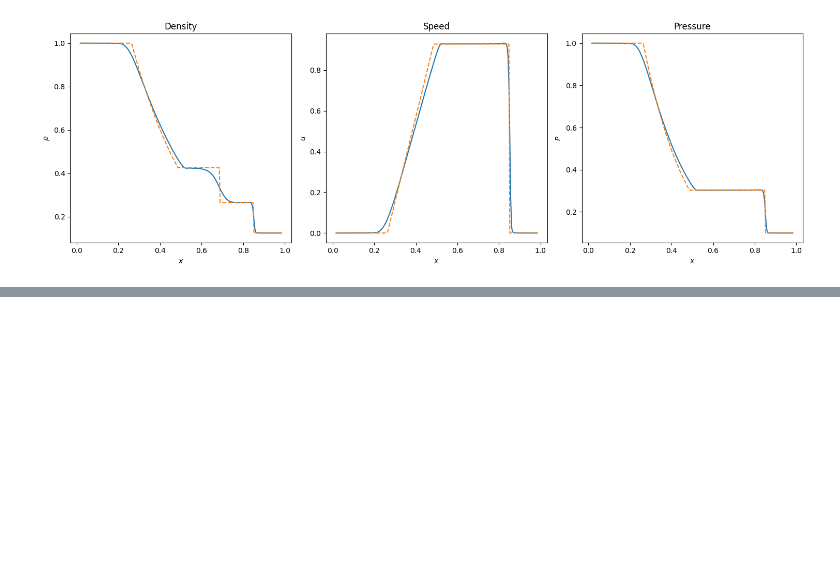
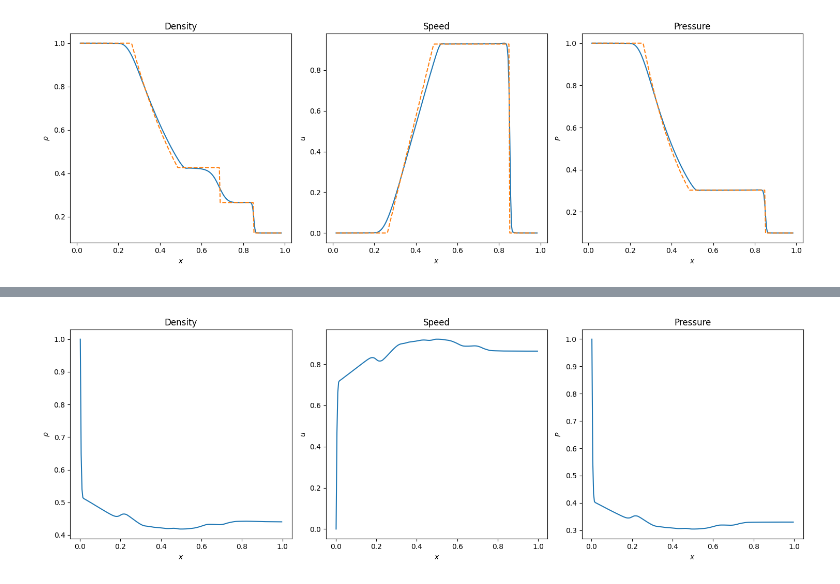
Before and after one commit to yttcari/1d_AMR, a Jupyter notebook: 03_1DAMR_solver.ipynb, the cells around one changed output, grey strips where cells are left out. Saved outputs shown, nothing was run; the diff lists cells and outputs as text; code cells hidden in the pictures; blank space fills up the shorter version.

```diff
--- a/03_1DAMR_solver.ipynb
+++ b/03_1DAMR_solver.ipynb
@@ -91,0 +184,4 @@ viz.animate(grid2_history, 'plot/test3.gif')
+# %%
+viz.plot_amr_value(test_grid_history[-1])
+# %% [output]
+[figure, added]
```
Also changed, not shown: parts of 8 cells of this notebook, 4 other files.
